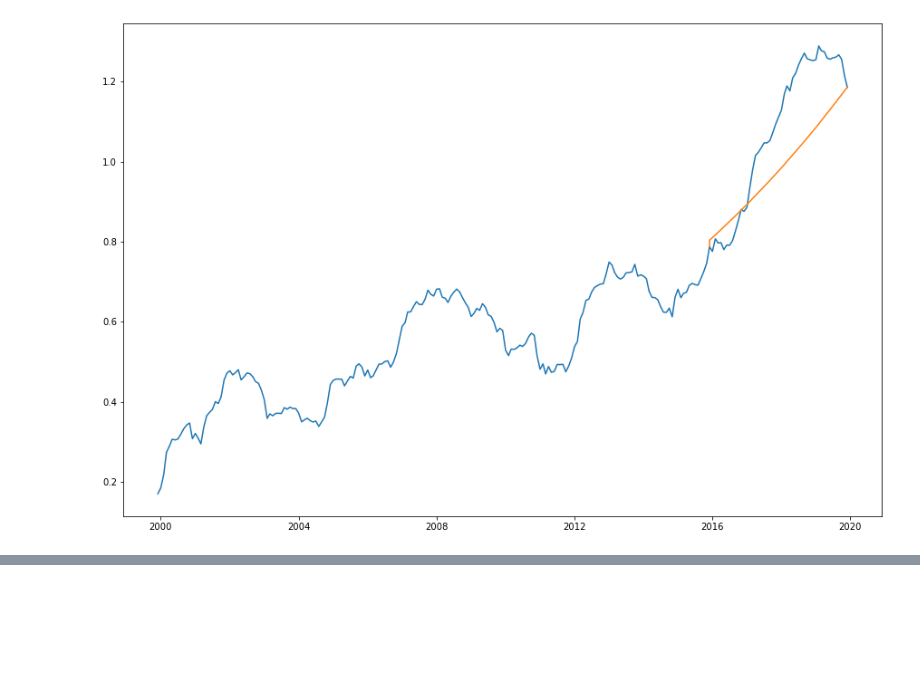
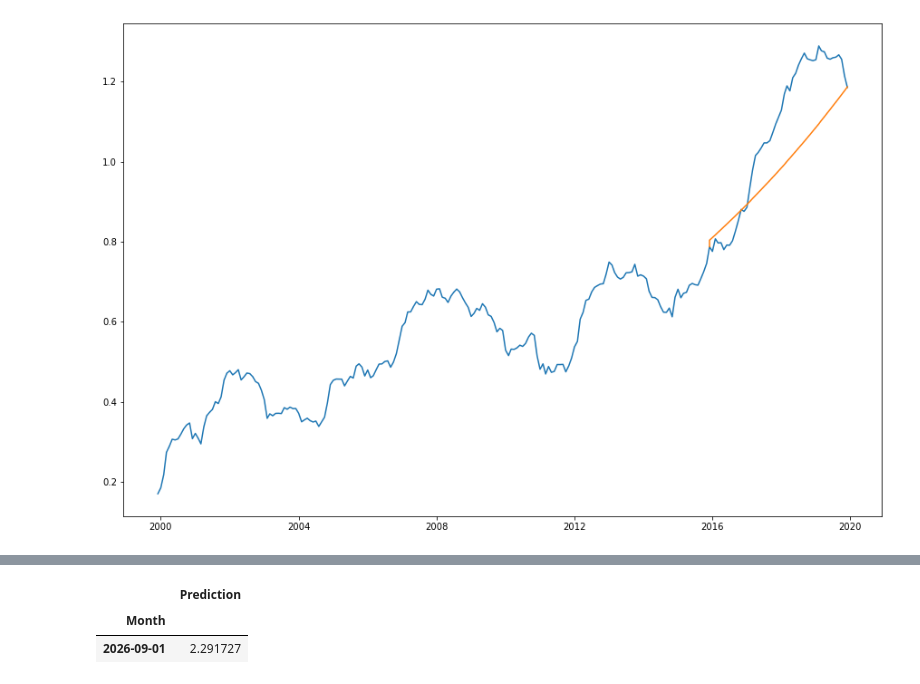
Before and after one commit to Zaxela/Springboard, a Jupyter notebook: Capstone_3/cap_3_modelling.ipynb, the cells around one changed output, grey strips where cells are left out. Drawn from its saved outputs; the diff is of its cells as text; code cells hidden in the pictures; blank space fills up the shorter version.

```diff
--- a/Capstone_3/cap_3_modelling.ipynb
+++ b/Capstone_3/cap_3_modelling.ipynb
@@ -400,0 +375,6 @@ plt.show()
+# %%
+pred[round(pred.Prediction, ndigits=2) == round((1.5 + (y3['Dec 2015'].values))[0], ndigits=2)]
+# %% [output]
+|  | Prediction |
+| Month |  |
+| 2026-09-01 | 2.291727 |
```
Also changed, not shown: parts of 15 cells of this notebook.
